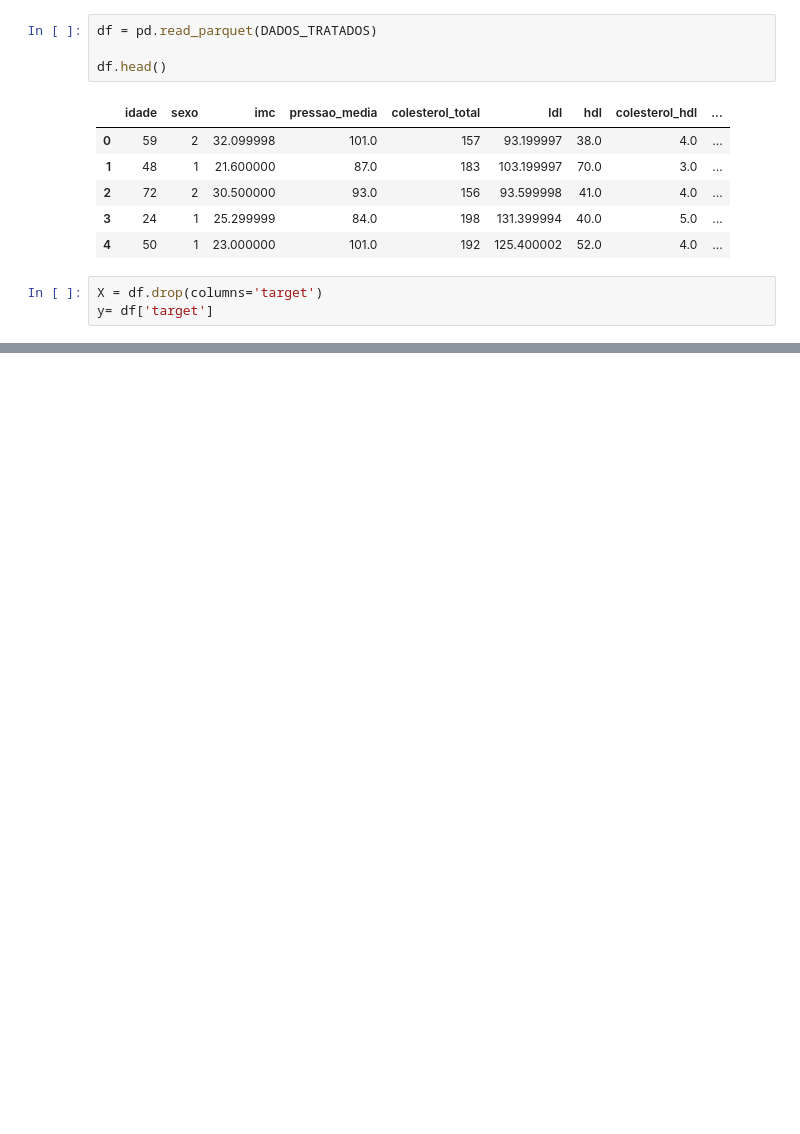
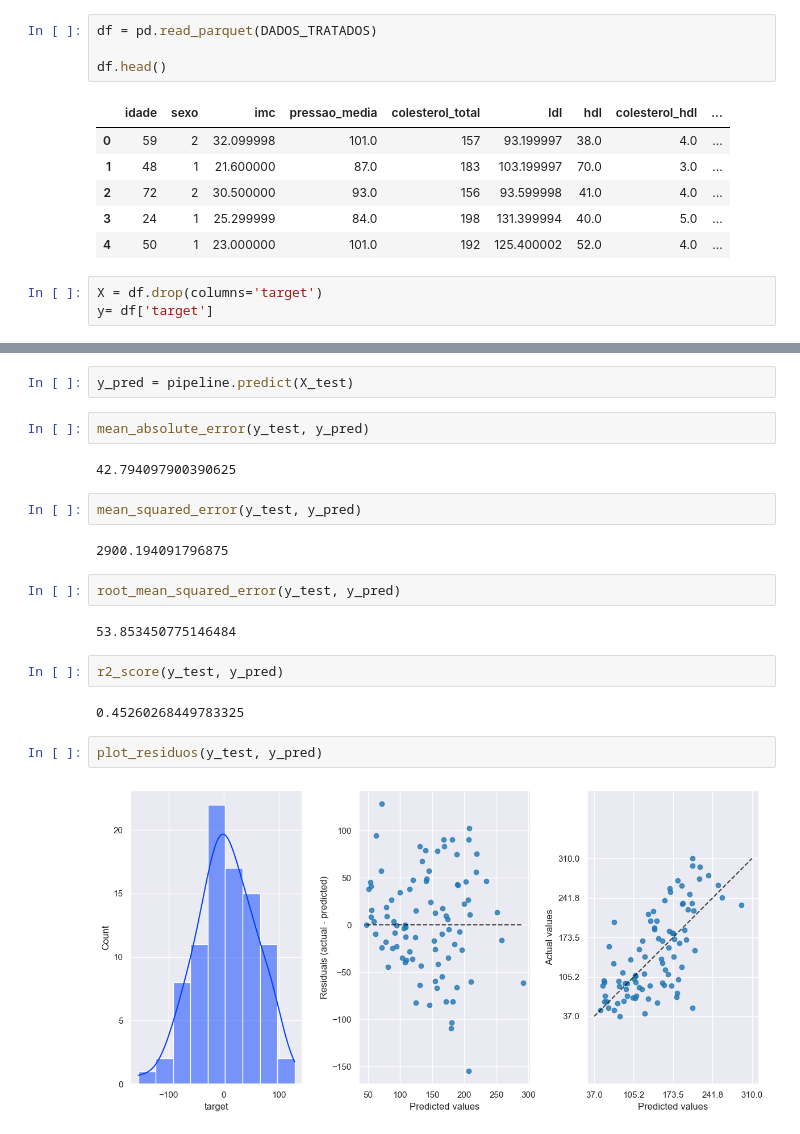
Before and after one commit to stephanyresque/Projeto_diabetes, a Jupyter notebook: notebooks/pipeline.ipynb, the cells around one changed output, grey strips where cells are left out. Cells and saved outputs as stored; diff of their text form; blank space fills up the shorter version.

```diff
--- a/notebooks/pipeline.ipynb
+++ b/notebooks/pipeline.ipynb
@@ -26,0 +146,22 @@ y= df['target']
+# %%
+y_pred = pipeline.predict(X_test)
+# %%
+mean_absolute_error(y_test, y_pred)
+# %% [output]
+42.794097900390625
+# %%
+mean_squared_error(y_test, y_pred)
+# %% [output]
+2900.194091796875
+# %%
+root_mean_squared_error(y_test, y_pred)
+# %% [output]
+53.853450775146484
+# %%
+r2_score(y_test, y_pred)
+# %% [output]
+0.45260268449783325
+# %%
+plot_residuos(y_test, y_pred)
+# %% [output]
+[figure, added]
```
Also changed, not shown: parts of 13 cells of this notebook.
